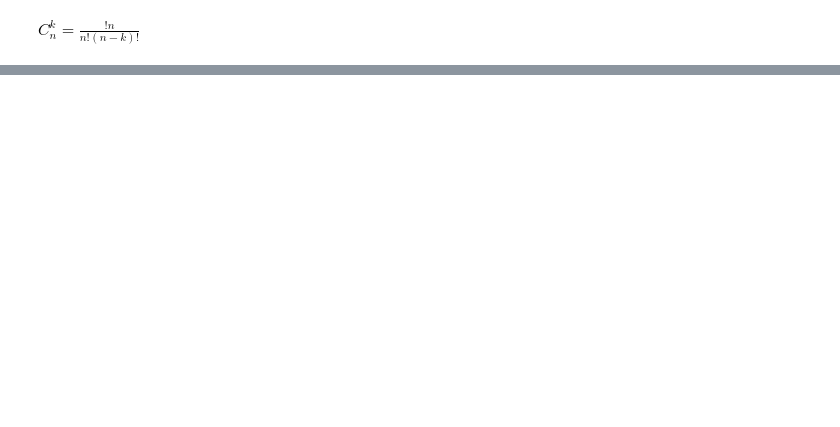
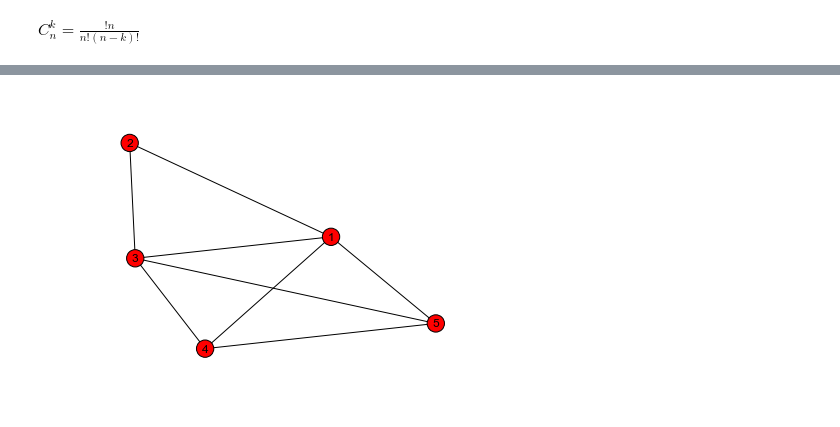
Before and after one commit to c24b/hackrepnum_article9, a Jupyter notebook: Tuto_graph_with_python.ipynb, the cells around one changed output, grey strips where cells are left out. Drawn from its saved outputs; the diff is of its cells as text; code cells hidden in the pictures; blank space fills up the shorter version.

```diff
--- a/Tuto_graph_with_python.ipynb
+++ b/Tuto_graph_with_python.ipynb
@@ -194,0 +428,13 @@ print(g.add_nodes_from(""
+# %%
+graphe_connexe = nx.Graph()
+
+graphe_connexe.add_nodes_from([1, 2, 3, 4, 5])
+edges = [(1,2), (1,3), (1,4), (1,5), (2,3), (3,5), (3,4), (4,5)]
+
+#et ses relations
+graphe_connexe.add_edges_from(edges)
+nx.draw(graphe_connexe, with_labels = True)
+plt.savefig("graphe_connexe1.png") # save as png
+plt.show() # display
+# %% [output]
+[figure, added]
```
Also changed, not shown: parts of 48 cells of this notebook.
